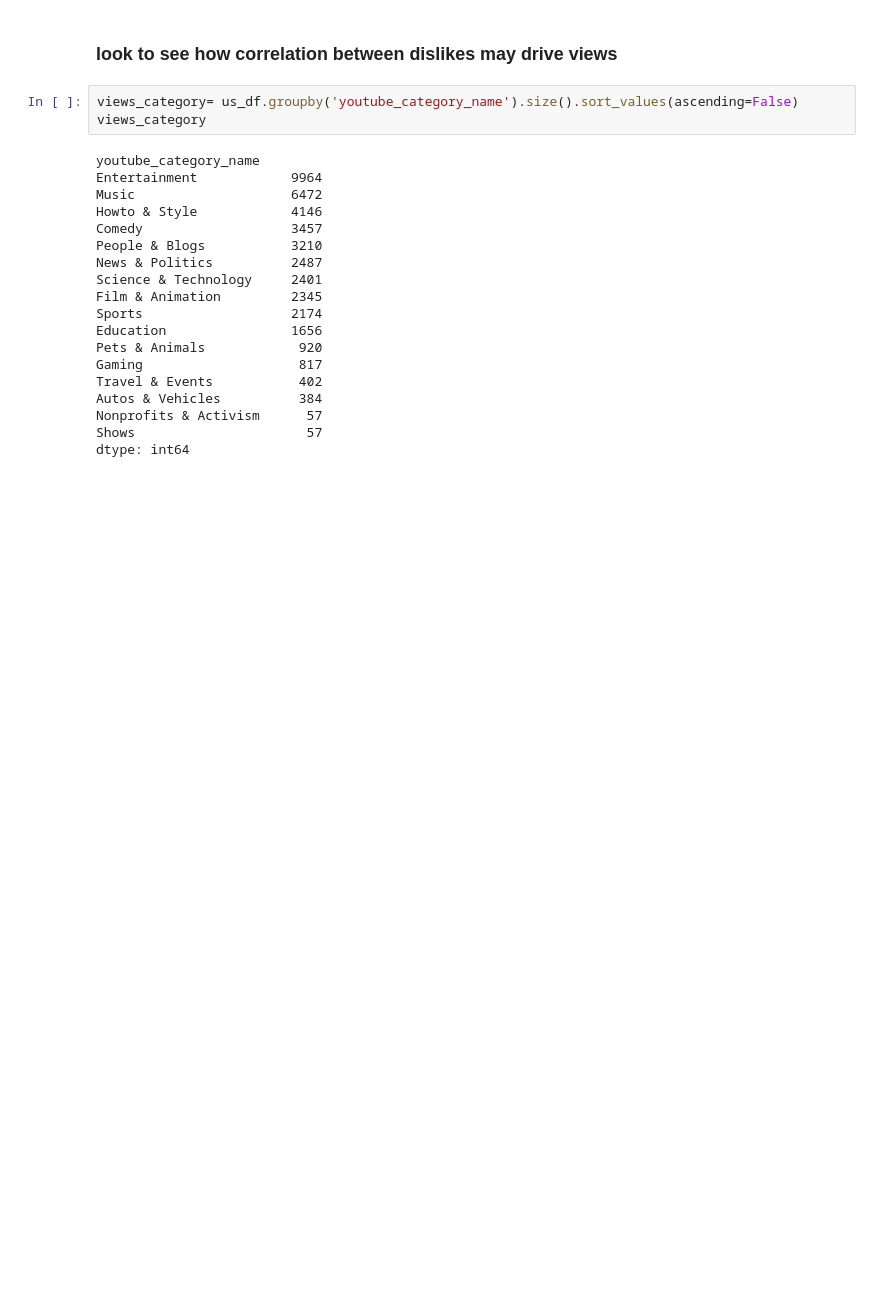
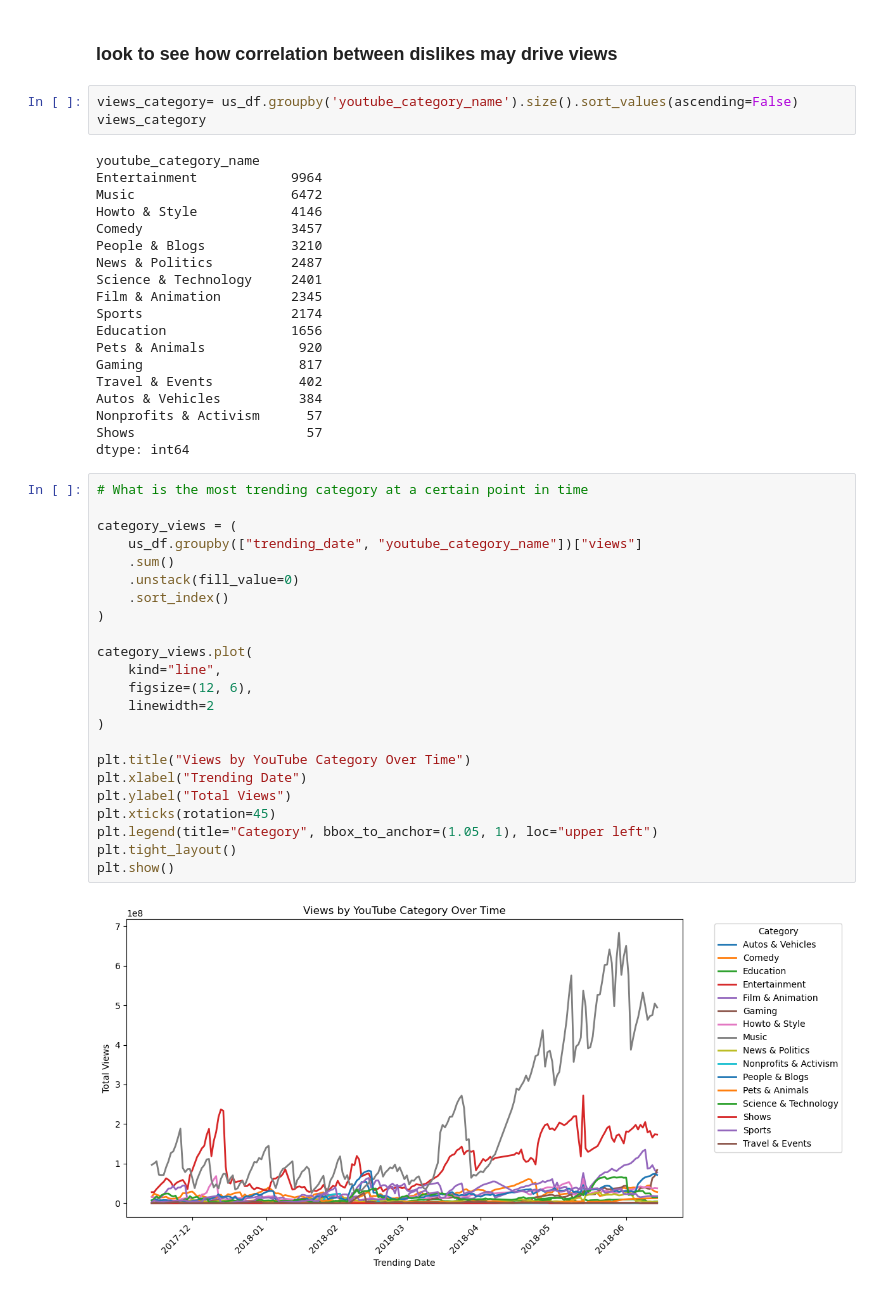
Before and after one commit to russellcha1/EDA-case-study, a Jupyter notebook: EDA-case-study.ipynb, the cells around one changed output. Saved outputs shown, nothing was run; the diff lists cells and outputs as text; blank space fills up the shorter version.

Commit message:
add line plots for data

```diff
--- a/EDA-case-study.ipynb
+++ b/EDA-case-study.ipynb
@@ -286,3 +275,28 @@ Autos & Vehicles          384
 Nonprofits & Activism      57
 Shows                      57
 dtype: int64
+# %%
+# What is the most trending category at a certain point in time
+
+category_views = (
+    us_df.groupby(["trending_date", "youtube_category_name"])["views"]
+    .sum()
+    .unstack(fill_value=0)
+    .sort_index()
+)
+
+category_views.plot(
+    kind="line",
+    figsize=(12, 6),
+    linewidth=2
+)
+
+plt.title("Views by YouTube Category Over Time")
+plt.xlabel("Trending Date")
+plt.ylabel("Total Views")
+plt.xticks(rotation=45)
+plt.legend(title="Category", bbox_to_anchor=(1.05, 1), loc="upper left")
+plt.tight_layout()
+plt.show()
+# %% [output]
+[figure, added]
```
Also changed, not shown: parts of 8 cells of this notebook, 1 other file.
